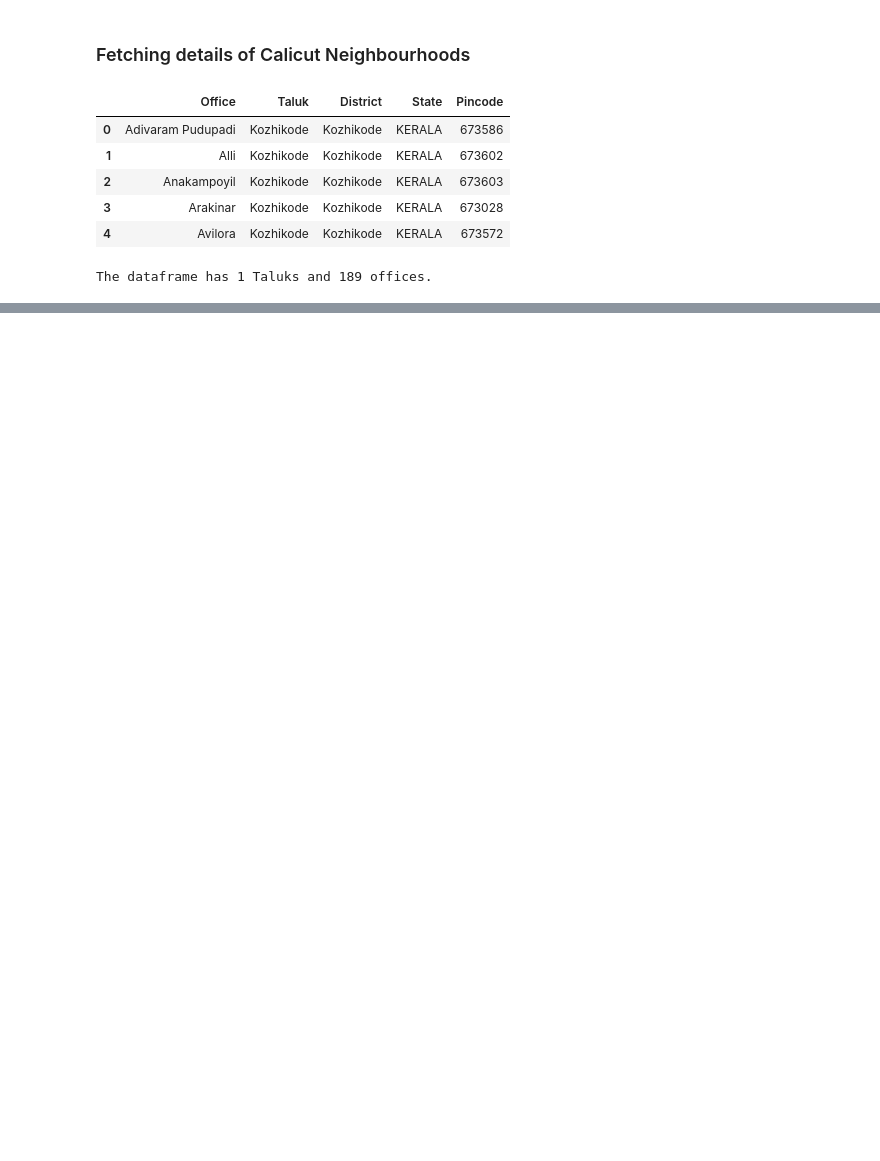
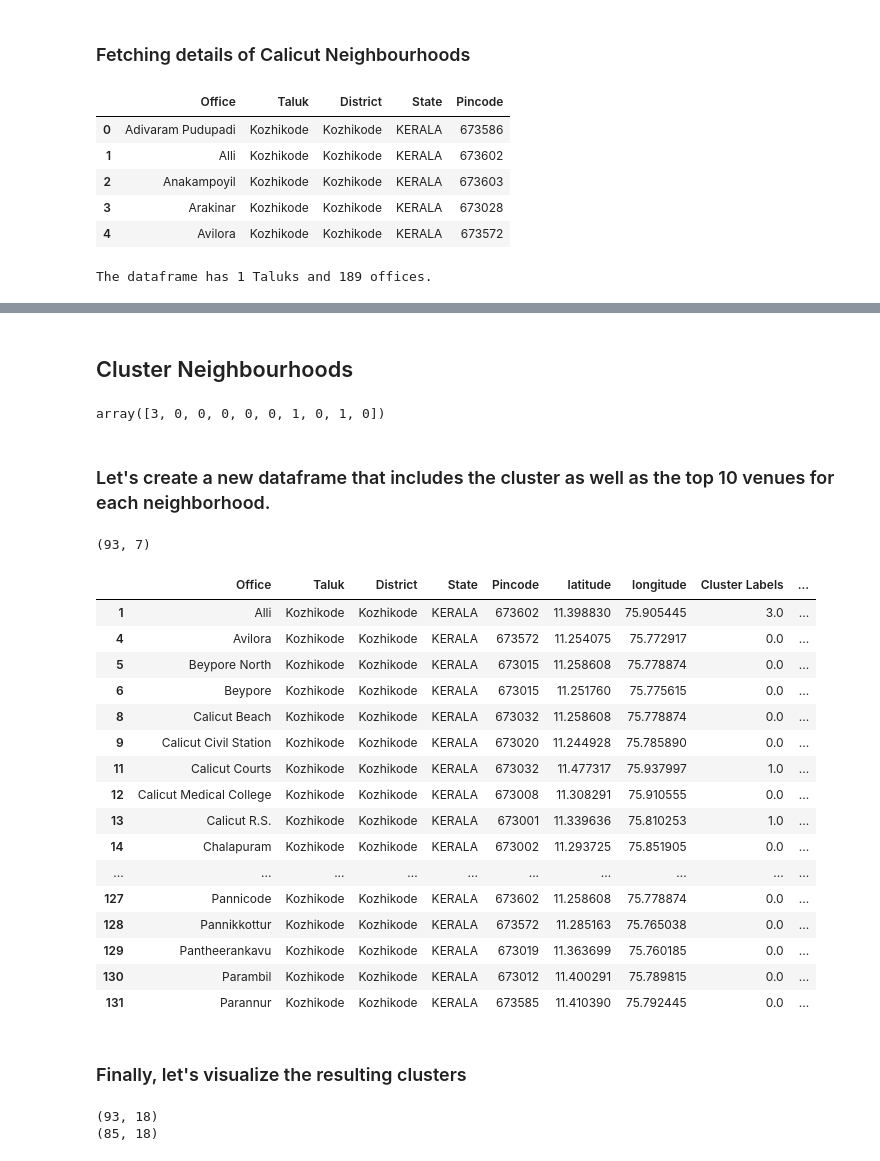
Before and after one commit to ajazHameed/Coursera_Capstone, a Jupyter notebook: coursera_capstone.ipynb, the cells around one changed output, grey strips where cells are left out. Drawn from its saved outputs; the diff is of its cells as text; code cells hidden in the pictures; blank space fills up the shorter version.

Commit message:
calicut part

```diff
--- a/coursera_capstone.ipynb
+++ b/coursera_capstone.ipynb
@@ -579,0 +778,3 @@ location_cal = geolocator_cal.geocode(address)
+# %%
+calicut_grouped = calicut_onehot.groupby('Neighborhood').mean().reset_index()
+calicut_grouped.head()
@@ -579,0 +828,21 @@ location_cal = geolocator_cal.geocode(address)
+# %%
+num_top_venues = 10
+
+indicators = ['st', 'nd', 'rd']
+
+# create columns according to number of top venues
+columns = ['Neighborhood']
+for ind in np.arange(num_top_venues):
+    try:
+        columns.append('{}{} Most Common Venue'.format(ind+1, indicators[ind]))
+    except:
+        columns.append('{}th Most Common Venue'.format(ind+1))
+
+# create a new dataframe
+neighborhoods_venues_sorted = pd.DataFrame(columns=columns)
+neighborhoods_venues_sorted['Neighborhood'] = calicut_grouped['Neighborhood']
+
+for ind in np.arange(calicut_grouped.shape[0]):
+    neighborhoods_venues_sorted.iloc[ind, 1:] = return_most_common_venues(calicut_grouped.iloc[ind, :], num_top_venues)
+
+neighborhoods_venues_sorted.head()
@@ -579,0 +856,55 @@ location_cal = geolocator_cal.geocode(address)
+# %% [markdown]
+## Cluster Neighbourhoods
+# %%
+# set number of clusters
+kclusters = 5
+
+calicut_grouped_clustering = calicut_grouped.drop('Neighborhood', 1)
+
+# run k-means clustering
+kmeans = KMeans(n_clusters=kclusters, random_state=0).fit(calicut_grouped_clustering)
+
+# check cluster labels generated for each row in the dataframe
+kmeans.labels_[0:10]
+# %% [output]
+array([3, 0, 0, 0, 0, 0, 1, 0, 1, 0])
+# %% [markdown]
+### Let's create a new dataframe that includes the cluster as well as the top 10 venues for each neighborhood.
+# %%
+# add clustering labels
+neighborhoods_venues_sorted.insert(0, 'Cluster Labels', kmeans.labels_)
+calicut_merged = pin_df_calicut
+print(pin_df_calicut.shape)
+# merge calicut_grouped with calicut_data to add latitude/longitude for each neighborhood
+calicut_merged = calicut_merged.join(neighborhoods_venues_sorted.set_index('Neighborhood'), on='Office')
+
+calicut_merged # check the last columns!
+# %% [output]
+(93, 7)
+|  | Office | Taluk | District | State | Pincode | latitude | longitude | Cluster Labels | ... |
+| 1 | Alli | Kozhikode | Kozhikode | KERALA | 673602 | 11.398830 | 75.905445 | 3.0 | ... |
+| 4 | Avilora | Kozhikode | Kozhikode | KERALA | 673572 | 11.254075 | 75.772917 | 0.0 | ... |
+| 5 | Beypore North | Kozhikode | Kozhikode | KERALA | 673015 | 11.258608 | 75.778874 | 0.0 | ... |
+| 6 | Beypore | Kozhikode | Kozhikode | KERALA | 673015 | 11.251760 | 75.775615 | 0.0 | ... |
+| 8 | Calicut Beach | Kozhikode | Kozhikode | KERALA | 673032 | 11.258608 | 75.778874 | 0.0 | ... |
+| 9 | Calicut Civil Station | Kozhikode | Kozhikode | KERALA | 673020 | 11.244928 | 75.785890 | 0.0 | ... |
+| 11 | Calicut Courts | Kozhikode | Kozhikode | KERALA | 673032 | 11.477317 | 75.937997 | 1.0 | ... |
+| 12 | Calicut Medical College | Kozhikode | Kozhikode | KERALA | 673008 | 11.308291 | 75.910555 | 0.0 | ... |
+| 13 | Calicut R.S. | Kozhikode | Kozhikode | KERALA | 673001 | 11.339636 | 75.810253 | 1.0 | ... |
+| 14 | Chalapuram | Kozhikode | Kozhikode | KERALA | 673002 | 11.293725 | 75.851905 | 0.0 | ... |
+| ... | ... | ... | ... | ... | ... | ... | ... | ... | ... |
+| 127 | Pannicode | Kozhikode | Kozhikode | KERALA | 673602 | 11.258608 | 75.778874 | 0.0 | ... |
+| 128 | Pannikkottur | Kozhikode | Kozhikode | KERALA | 673572 | 11.285163 | 75.765038 | 0.0 | ... |
+| 129 | Pantheerankavu | Kozhikode | Kozhikode | KERALA | 673019 | 11.363699 | 75.760185 | 0.0 | ... |
+| 130 | Parambil | Kozhikode | Kozhikode | KERALA | 673012 | 11.400291 | 75.789815 | 0.0 | ... |
+| 131 | Parannur | Kozhikode | Kozhikode | KERALA | 673585 | 11.410390 | 75.792445 | 0.0 | ... |
+# %% [markdown]
+### Finally, let's visualize the resulting clusters
+# %%
+print(calicut_merged.shape)
+calicut_merged.dropna(inplace = True)
+calicut_merged['Cluster Labels'] = calicut_merged['Cluster Labels'].astype('int32')
+print(calicut_merged.shape)
+# %% [output]
+(93, 18)
+(85, 18)
```
Also changed, not shown: parts of 33 cells of this notebook.
